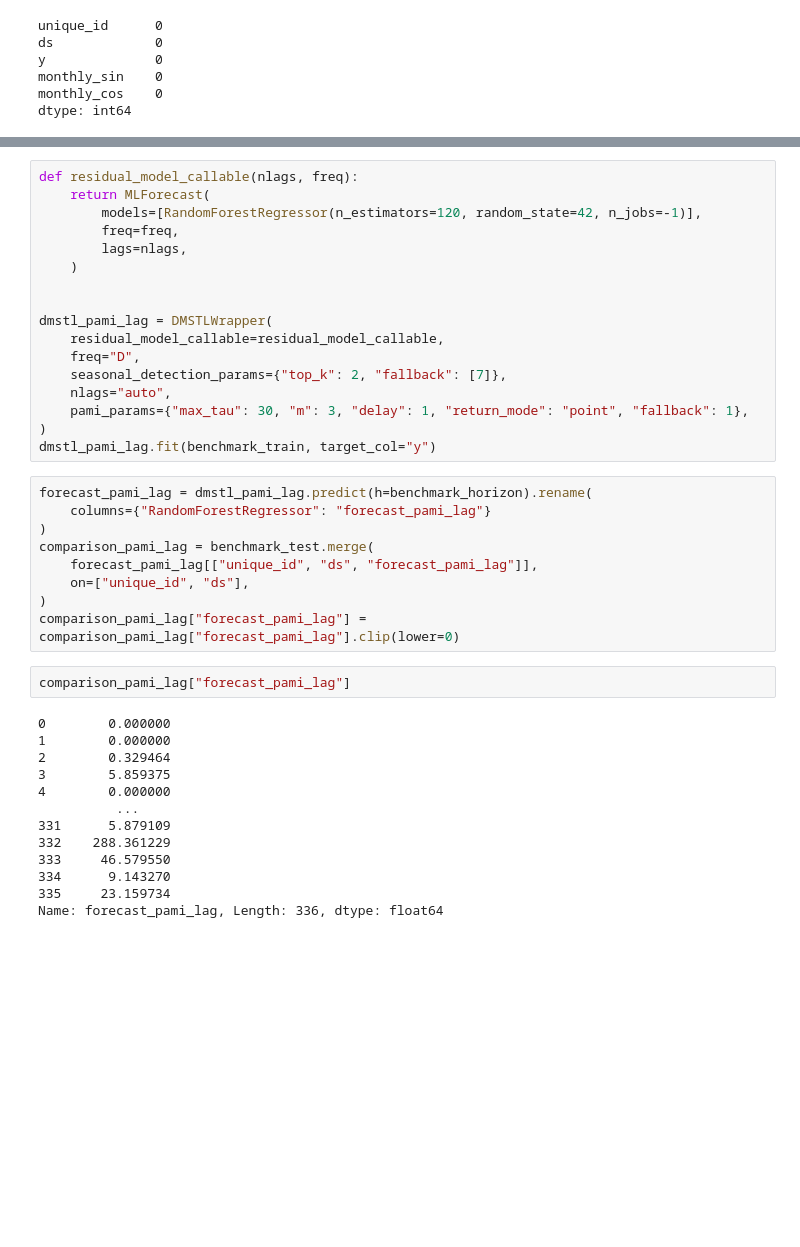
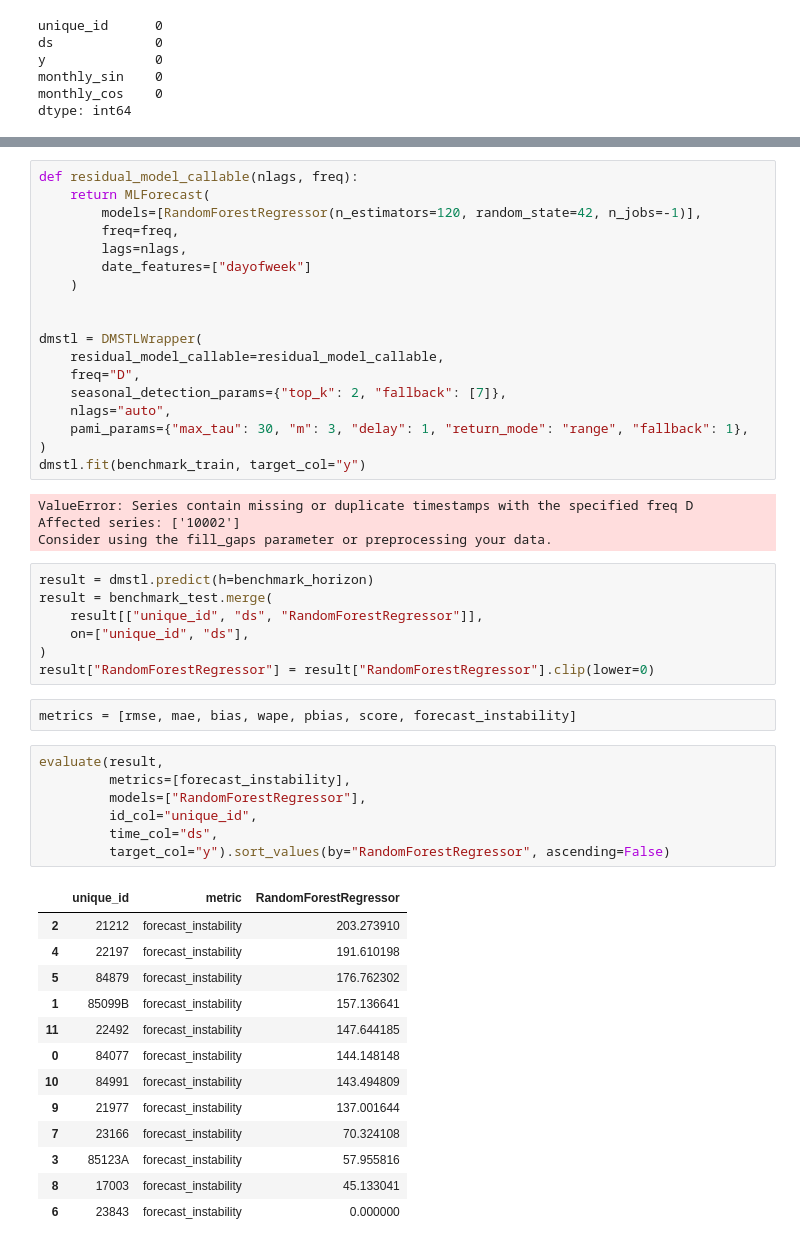
Before and after one commit to heylucasleao/forecasting, a Jupyter notebook: 10.dmstl_agg.ipynb, the cells around one changed output, grey strips where cells are left out. Cells and saved outputs as stored; diff of their text form; blank space fills up the shorter version.

Commit message:
♻️ adjust dmstl

```diff
--- a/10.dmstl_agg.ipynb
+++ b/10.dmstl_agg.ipynb
@@ -188,38 +137,49 @@ def residual_model_callable(nlags, freq):
         models=[RandomForestRegressor(n_estimators=120, random_state=42, n_jobs=-1)],
         freq=freq,
         lags=nlags,
+        date_features=["dayofweek"]
     )
 
 
-dmstl_pami_lag = DMSTLWrapper(
+dmstl = DMSTLWrapper(
     residual_model_callable=residual_model_callable,
     freq="D",
     seasonal_detection_params={"top_k": 2, "fallback": [7]},
     nlags="auto",
-    pami_params={"max_tau": 30, "m": 3, "delay": 1, "return_mode": "point", "fallback": 1},
+    pami_params={"max_tau": 30, "m": 3, "delay": 1, "return_mode": "range", "fallback": 1},
 )
-dmstl_pami_lag.fit(benchmark_train, target_col="y")
+dmstl.fit(benchmark_train, target_col="y")
+# %% [output]
+ValueError: Series contain missing or duplicate timestamps with the specified freq D
+Affected series: ['10002']
+Consider using the fill_gaps parameter or preprocessing your data.
 # %%
-forecast_pami_lag = dmstl_pami_lag.predict(h=benchmark_horizon).rename(
-    columns={"RandomForestRegressor": "forecast_pami_lag"}
-)
-comparison_pami_lag = benchmark_test.merge(
-    forecast_pami_lag[["unique_id", "ds", "forecast_pami_lag"]],
+result = dmstl.predict(h=benchmark_horizon)
+result = benchmark_test.merge(
+    result[["unique_id", "ds", "RandomForestRegressor"]],
     on=["unique_id", "ds"],
 )
-comparison_pami_lag["forecast_pami_lag"] = comparison_pami_lag["forecast_pami_lag"].clip(lower=0)
+result["RandomForestRegressor"] = result["RandomForestRegressor"].clip(lower=0)
+# %%
+metrics = [rmse, mae, bias, wape, pbias, score, forecast_instability]
 # %%
-comparison_pami_lag["forecast_pami_lag"]
+evaluate(result,
+         metrics=[forecast_instability],
+         models=["RandomForestRegressor"],
+         id_col="unique_id",
+         time_col="ds",
+         target_col="y").sort_values(by="RandomForestRegressor", ascending=False)
 # %% [output]
-0        0.000000
-1        0.000000
-2        0.329464
-3        5.859375
-4        0.000000
-          ...
-331      5.879109
-332    288.361229
-333     46.579550
-334      9.143270
-335     23.159734
-Name: forecast_pami_lag, Length: 336, dtype: float64
+|  | unique_id | metric | RandomForestRegressor |
+| 2 | 21212 | forecast_instability | 203.273910 |
+| 4 | 22197 | forecast_instability | 191.610198 |
+| 5 | 84879 | forecast_instability | 176.762302 |
+| 1 | 85099B | forecast_instability | 157.136641 |
+| 11 | 22492 | forecast_instability | 147.644185 |
+| 0 | 84077 | forecast_instability | 144.148148 |
+| 10 | 84991 | forecast_instability | 143.494809 |
+| 9 | 21977 | forecast_instability | 137.001644 |
+| 7 | 23166 | forecast_instability | 70.324108 |
+| 3 | 85123A | forecast_instability | 57.955816 |
+| 8 | 17003 | forecast_instability | 45.133041 |
+| 6 | 23843 | forecast_instability | 0.000000 |
```
Also changed, not shown: parts of 10 cells of this notebook.
